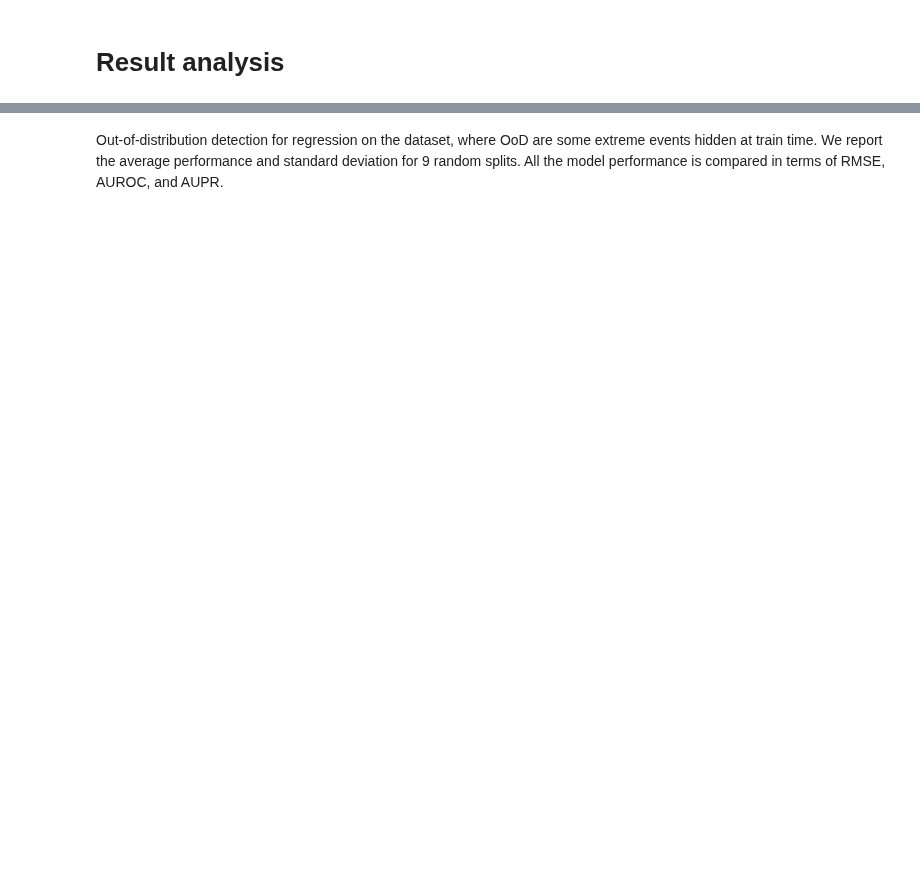
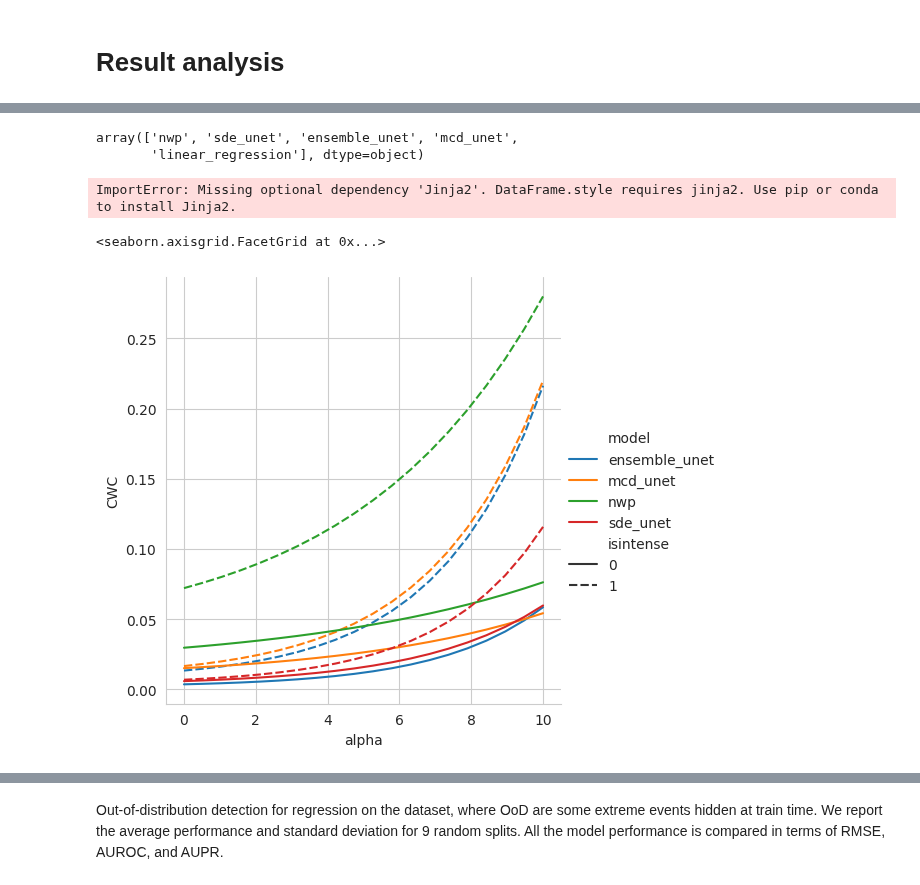
Before and after one commit to simone7monaco/rainfall-prediction, a Jupyter notebook: test.ipynb, the cells around one changed output, grey strips where cells are left out. Cells and saved outputs as stored; diff of their text form; code cells hidden in the pictures; blank space fills up the shorter version.

Commit message:
adding results

```diff
--- a/test.ipynb
+++ b/test.ipynb
@@ -81,0 +148,13 @@ lightning_logs/sde_unet/split_3
+# %%
+import numpy as np
+import pandas as pd
+
+import matplotlib.pyplot as plt
+import seaborn as sns
+sns.set_style('whitegrid')
+
+# res = pd.read_csv("results.csv")
+
+# # table structure: model, split, RMSE, AUROC, AUPR_in, AUPR_out
+# # return a pivot table with the mean and std of the metrics for each model (as rows) and metrics (as columns)
+# res.pivot_table(index='model', values=['RMSE_in', 'RMSE_out'], aggfunc=['mean', 'std'])
@@ -81,0 +173,34 @@ lightning_logs/sde_unet/split_3
+# %%
+r1_1.model.unique()
+# %% [output]
+array(['nwp', 'sde_unet', 'ensemble_unet', 'mcd_unet',
+       'linear_regression'], dtype=object)
+# %%
+r1_1 = pd.read_csv("fine_picpresults.csv")
+
+def aggfun(a):
+    return f"${a.mean():.3f} {{\scriptstyle \pm {a.sem():.3f} }}$"
+
+model_weights = {
+    'nwp': '-',
+    'linear_regression': '-',
+    'ensemble_unet': '$5 \\times 31.0$',
+    'mcd_unet': '$31.0$',
+    'sde_unet': '$12.4$'
+}
+r1_1['# Parameters (M)'] = r1_1.model.map(model_weights)
+r1_1.isintense = pd.Categorical(r1_1.isintense, [0, 1]).rename_categories({0: 'Typical', 1: 'Intense'})
+r1_1.model = pd.Categorical(r1_1.model, ['nwp','linear_regression', 'ensemble_unet', 'mcd_unet', 'sde_unet'])
+# all_results['size'] = pd.Categorical(all_results['size'], ['Small', 'Medium', 'Large'])
+# all_results.dataset = pd.Categorical(all_results.dataset, ['cyst', 'LiTS'])
+# all_results.metric = pd.Categorical(all_results.metric, ['Pr', 'Re', 'IoU'])
+
+# pv = all_results.pivot_table(index=['dataset', 'model'], columns=['metric', 'size'], values='values', aggfunc=aggfun, observed=True)
+# # print(pv.to_latex())
+# all_results.pivot_table(index=['dataset', 'model'], columns=['metric', 'size'], values='values', aggfunc='std', observed=True).style.highlight_max(axis=0).format("{:.3f}")
+
+tmp = r1_1.pivot_table(index='model', columns='isintense', values=['RMSE', 'PICP','MPWI'], aggfunc=aggfun, observed=True).round(3)
+tmp['# Parameters (M)'] = r1_1.groupby('model', observed=True)['# Parameters (M)'].first()
+print(tmp[['# Parameters (M)', 'RMSE', 'PICP', 'MPWI']].to_latex())
+# %% [output]
+ImportError: Missing optional dependency 'Jinja2'. DataFrame.style requires jinja2. Use pip or conda to install Jinja2.
@@ -81,0 +238,23 @@ lightning_logs/sde_unet/split_3
+# %%
+import numpy as np
+
+r1_1 = pd.read_csv("fine_picpresults.csv")
+
+ci = 0.95
+alpha = np.linspace(0, 10, 20)
+
+r1_1 = r1_1[r1_1['split'] == 0].groupby(['model', 'isintense']).mean()
+
+rAlpha = pd.DataFrame()
+for a in alpha:
+    cwc = r1_1.apply(lambda x: CWC(x['MPWI'], x['PICP'], a), axis=1)
+    rAlpha = pd.concat([rAlpha, r1_1.assign(alpha=a, CWC=cwc)], axis=0)
+
+rAlpha = rAlpha.reset_index()
+# %%
+
+sns.relplot(data=rAlpha, x='alpha', y='CWC', hue='model', style='isintense', kind='line')
+# sns.lineplot(data=rAlpha, x='alpha', y='MPWI', hue='model', style='isintense')
+# %% [output]
+<seaborn.axisgrid.FacetGrid at 0x...>
+[figure, added]
```
Also changed, not shown: parts of 46 cells of this notebook, 10 other files.
